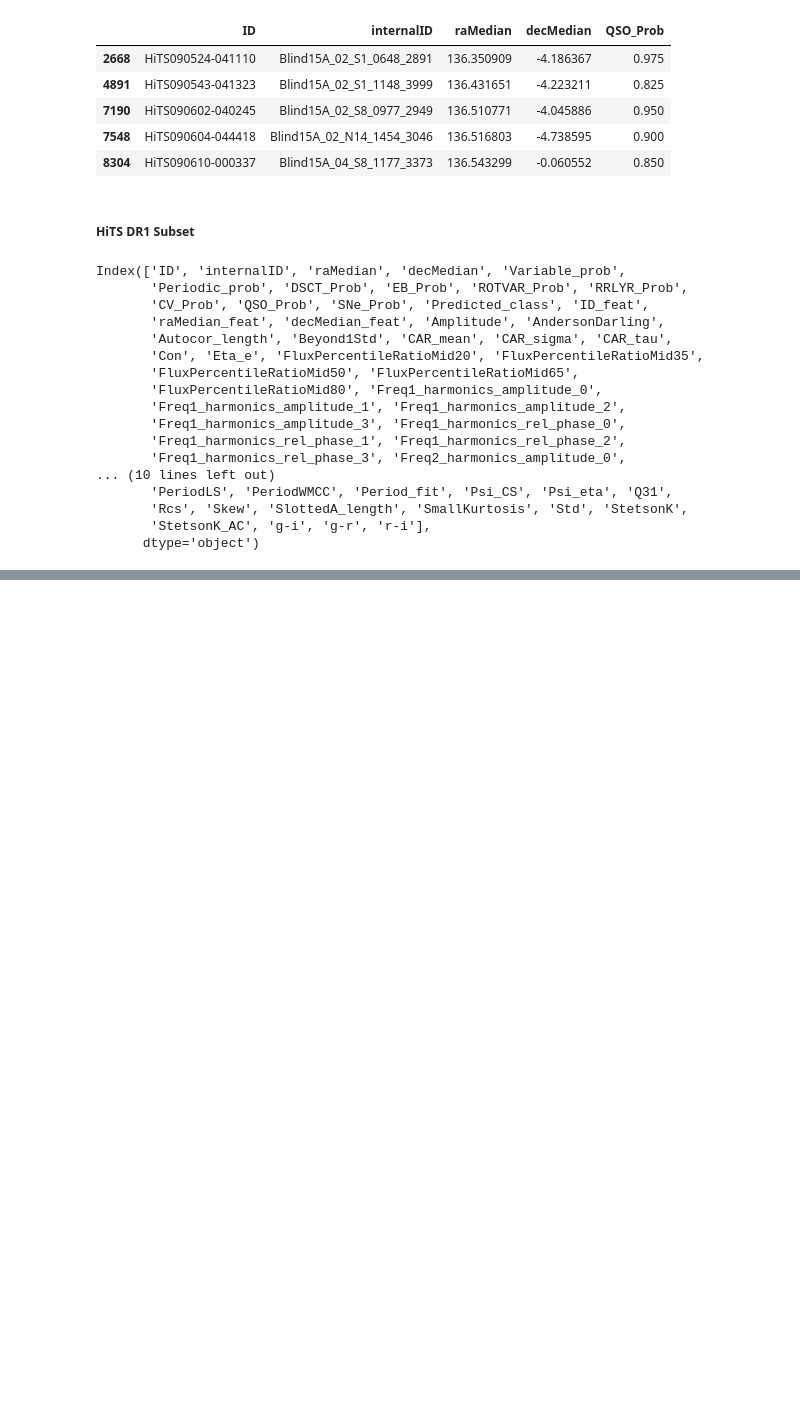
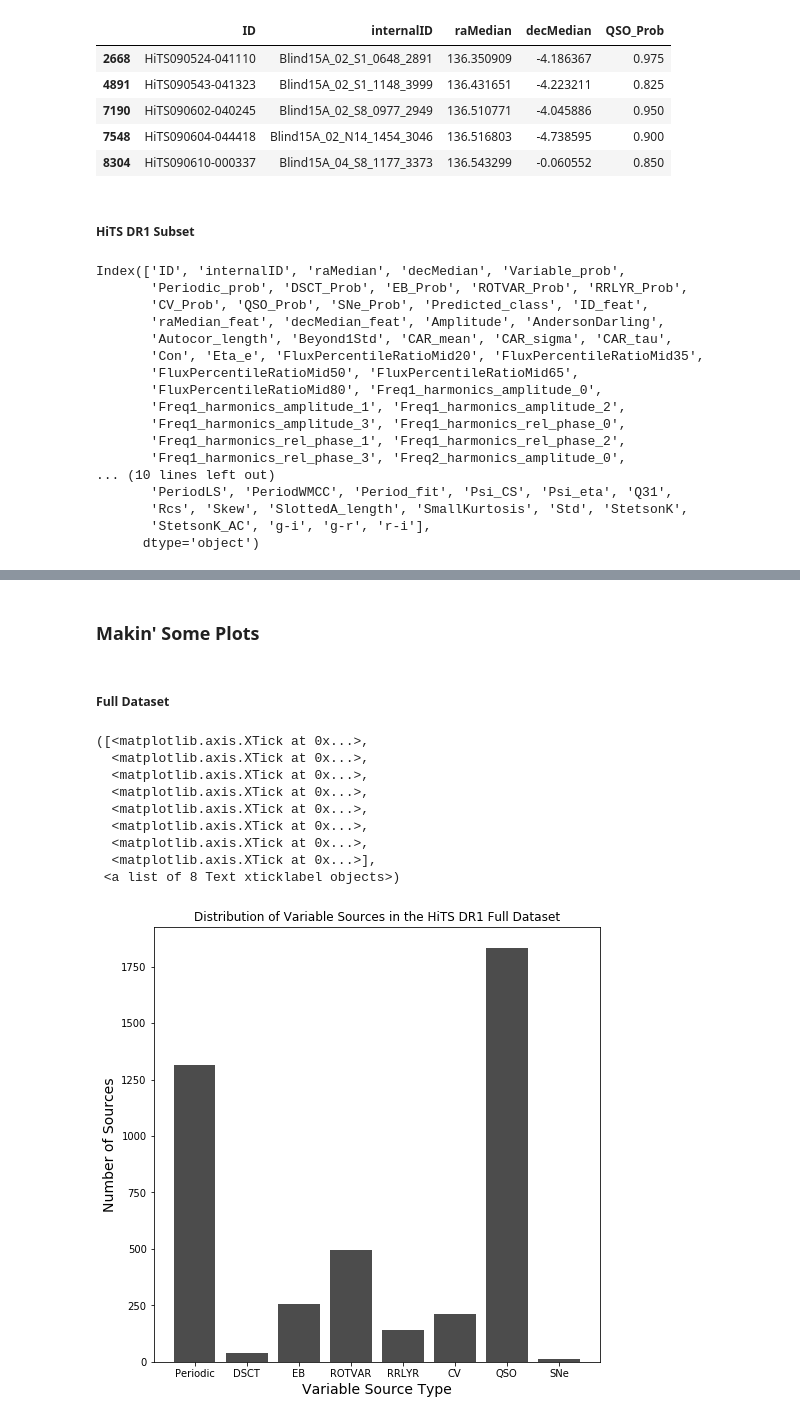
Before and after one commit to mrawls/lsst-hits-bump, a Jupyter notebook: tw94/ASTR_499_NB1.ipynb, the cells around one changed output, grey strips where cells are left out. Drawn from its saved outputs; the diff is of its cells as text; code cells hidden in the pictures; blank space fills up the shorter version.

```diff
--- a/tw94/ASTR_499_NB1.ipynb
+++ b/tw94/ASTR_499_NB1.ipynb
@@ -157,0 +175,36 @@ hitsDfQSO_sub = hitsDfQSO_sub_filter.drop([], axis = 1)
+# %% [markdown]
+### Makin' Some Plots
+# %% [markdown]
+##### Full Dataset
+# %%
+hitsDf.head()
+#Variable = hitsDf.query('Variable_prob > .50')['ID'].count()
+Periodic = hitsDf.query('Periodic_prob > .50')['ID'].count()
+DSCT = hitsDf.query('DSCT_Prob > .50')['ID'].count()
+EB = hitsDf.query('EB_Prob > .50')['ID'].count()
+ROTVAR = hitsDf.query('ROTVAR_Prob > .50')['ID'].count()
+RRLYR = hitsDf.query('RRLYR_Prob > .50')['ID'].count()
+CV = hitsDf.query('CV_Prob > .50')['ID'].count()
+QSO = hitsDf.query('QSO_Prob > .50')['ID'].count()
+SNe = hitsDf.query('SNe_Prob > .50')['ID'].count()
+bar_array = (Periodic,DSCT,EB,ROTVAR,RRLYR,CV,QSO,SNe)
+objects = ('Periodic','DSCT','EB','ROTVAR','RRLYR','CV','QSO','SNe')
+y_pos = np.arange(len(objects))
+# %%
+plt.figure(figsize = (8,8))
+plt.bar(y_pos,bar_array, align = 'center', alpha = 0.7, color = 'k')
+plt.title("Distribution of Variable Sources in the HiTS DR1 Full Dataset")
+plt.ylabel("Number of Sources", fontsize = 14)
+plt.xlabel('Variable Source Type', fontsize = 14)
+plt.xticks(y_pos,objects)
+# %% [output]
+([<matplotlib.axis.XTick at 0x...>,
+  <matplotlib.axis.XTick at 0x...>,
+  <matplotlib.axis.XTick at 0x...>,
+  <matplotlib.axis.XTick at 0x...>,
+  <matplotlib.axis.XTick at 0x...>,
+  <matplotlib.axis.XTick at 0x...>,
+  <matplotlib.axis.XTick at 0x...>,
+  <matplotlib.axis.XTick at 0x...>],
+ <a list of 8 Text xticklabel objects>)
+[figure, added]
```
Also changed, not shown: parts of 15 cells of this notebook.
